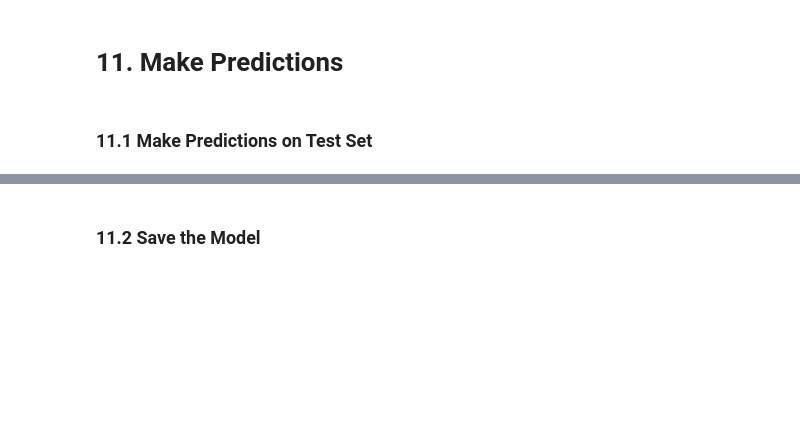
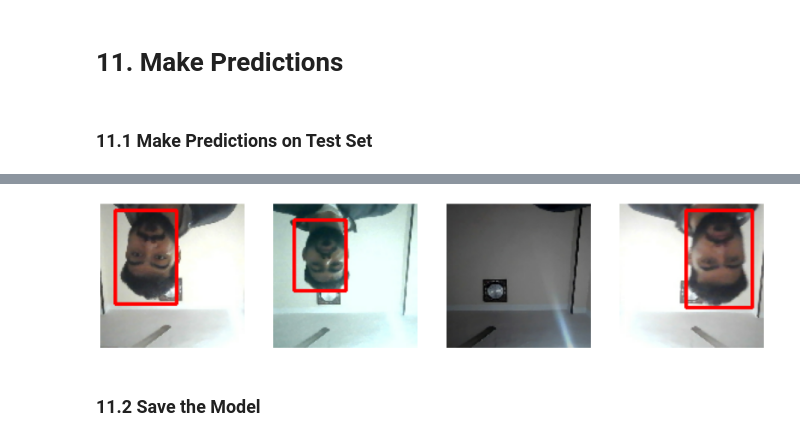
Before and after one commit to MOHAMEDMETAWEA/FaceDetection, a Jupyter notebook: FaceDetection.ipynb, the cells around one changed output, grey strips where cells are left out. Drawn from its saved outputs; the diff is of its cells as text; code cells hidden in the pictures; blank space fills up the shorter version.

```diff
--- a/FaceDetection.ipynb
+++ b/FaceDetection.ipynb
@@ -881,16 +905,23 @@ yhat = facetracker.predict(test_sample[0])
 # %%
 fig, ax = plt.subplots(ncols=4, figsize=(20,20))
 for idx in range(4):
     sample_image = test_sample[0][idx]
     sample_coords = yhat[1][idx]
 
+    # make a writable uint8 copy for OpenCV drawing (images from tf.data can be readonly float32)
+    viz = (sample_image * 255).astype(np.uint8).copy()
+
     if yhat[0][idx] > 0.9:
-        cv2.rectangle(sample_image,
+        cv2.rectangle(viz,
                       tuple(np.multiply(sample_coords[:2], [120,120]).astype(int)),
                       tuple(np.multiply(sample_coords[2:], [120,120]).astype(int)),
-                            (255,0,0), 2)
+                      (255,0,0), 2)
 
-    ax[idx].imshow(sample_image)
+    ax[idx].imshow(viz)
+    ax[idx].axis('off')
+plt.show()
+# %% [output]
+[figure, added]
 # %% [markdown]
 ### 11.2 Save the Model
 # %%
```
Also changed, not shown: parts of 4 cells of this notebook, 3 other files.
